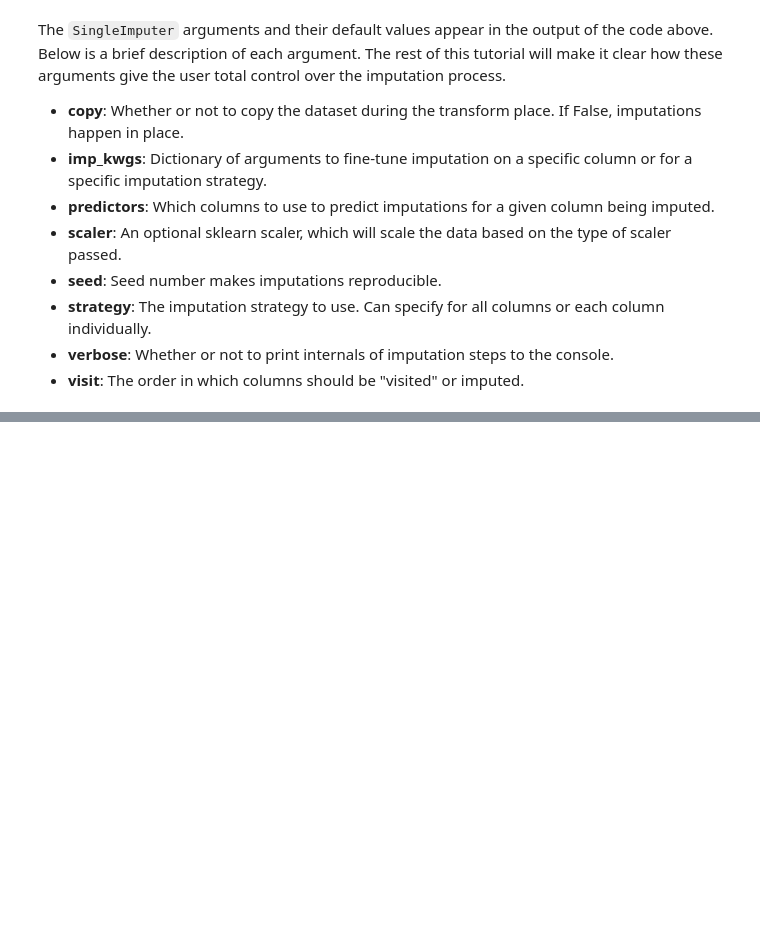
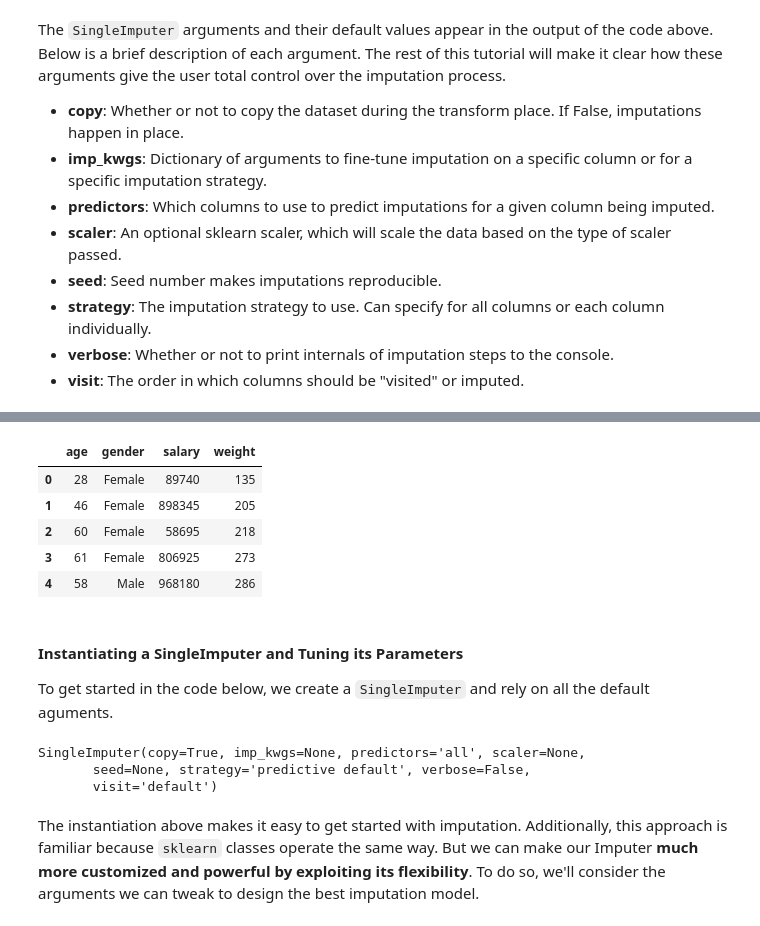
Before and after one commit to shabarka/autoimpute-tutorials, a Jupyter notebook: tutorials/imputer_mechanics.ipynb, the cells around one changed output, grey strips where cells are left out. Cells and saved outputs as stored; diff of their text form; code cells hidden in the pictures; blank space fills up the shorter version.

```diff
--- a/tutorials/imputer_mechanics.ipynb
+++ b/tutorials/imputer_mechanics.ipynb
@@ -165,7 +204,26 @@ Our goal is to make the Imputers easy to use. Therefore, some of these arguments
 # %%
 toy_df = pd.DataFrame({
     "gender": np.random.choice(["Male","Female"], 50),
     "age": np.random.choice(np.arange(20,80), 50),
     "salary": np.random.choice(np.arange(50_000, 1_000_000), 50),
-    "marital_status": np.random.choice([1,0], 50)
+    "weight": np.random.choice(np.arange(100, 300), 50),
 })
+toy_df.head()
+# %% [output]
+|  | age | gender | salary | weight |
+| 0 | 28 | Female | 89740 | 135 |
+| 1 | 46 | Female | 898345 | 205 |
+| 2 | 60 | Female | 58695 | 218 |
+| 3 | 61 | Female | 806925 | 273 |
+| 4 | 58 | Male | 968180 | 286 |
+# %% [markdown]
+#### Instantiating a SingleImputer and Tuning its Parameters
+To get started in the code below, we create a `SingleImputer` and rely on all the default aguments.
+# %%
+SingleImputer()
+# %% [output]
+SingleImputer(copy=True, imp_kwgs=None, predictors='all', scaler=None,
+       seed=None, strategy='predictive default', verbose=False,
+       visit='default')
+# %% [markdown]
+The instantiation above makes it easy to get started with imputation. Additionally, this approach is familiar because `sklearn` classes operate the same way. But we can make our Imputer **much more customized and powerful by exploiting its flexibility**. To do so, we'll consider the arguments we can tweak to design the best imputation model.
```
Also changed, not shown: parts of 35 cells of this notebook.
